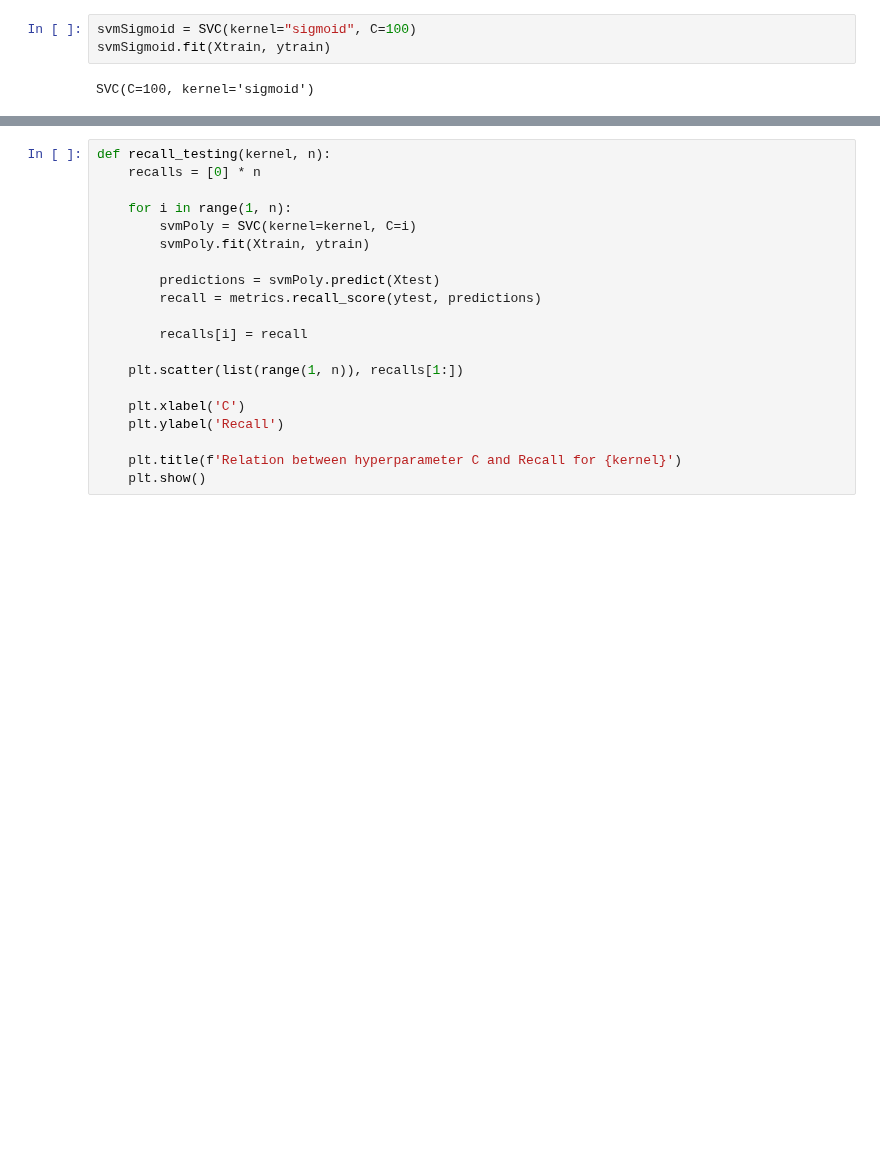
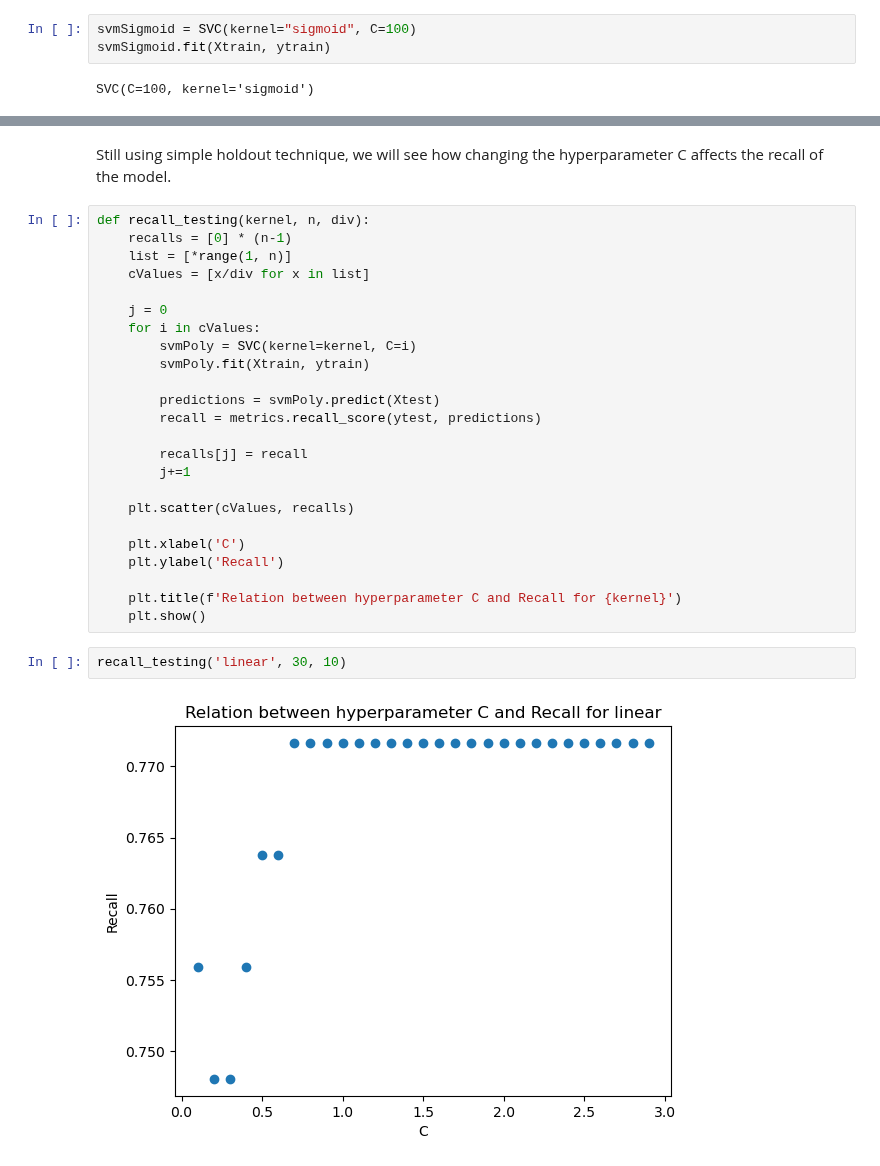
Before and after one commit to TheNoobGoda/ids-project, a Jupyter notebook: src/SVM.ipynb, the cells around one changed output, grey strips where cells are left out. Saved outputs shown, nothing was run; the diff lists cells and outputs as text; blank space fills up the shorter version.

```diff
--- a/src/SVM.ipynb
+++ b/src/SVM.ipynb
@@ -146,21 +148,31 @@ F1: 0.5309734513274337
+# %% [markdown]
+Still using simple holdout technique, we will see how changing the hyperparameter C affects the recall of the model.
 # %%
-def recall_testing(kernel, n):
-    recalls = [0] * n
+def recall_testing(kernel, n, div):
+    recalls = [0] * (n-1)
+    list = [*range(1, n)]
+    cValues = [x/div for x in list]
 
-    for i in range(1, n):
+    j = 0
+    for i in cValues:
         svmPoly = SVC(kernel=kernel, C=i)
         svmPoly.fit(Xtrain, ytrain)
 
         predictions = svmPoly.predict(Xtest)
         recall = metrics.recall_score(ytest, predictions)
 
-        recalls[i] = recall
+        recalls[j] = recall
+        j+=1
 
-    plt.scatter(list(range(1, n)), recalls[1:])
+    plt.scatter(cValues, recalls)
 
     plt.xlabel('C')
     plt.ylabel('Recall')
 
     plt.title(f'Relation between hyperparameter C and Recall for {kernel}')
     plt.show()
+# %%
+recall_testing('linear', 30, 10)
+# %% [output]
+[figure, added]
 # %%
```
Also changed, not shown: parts of 35 cells of this notebook.
